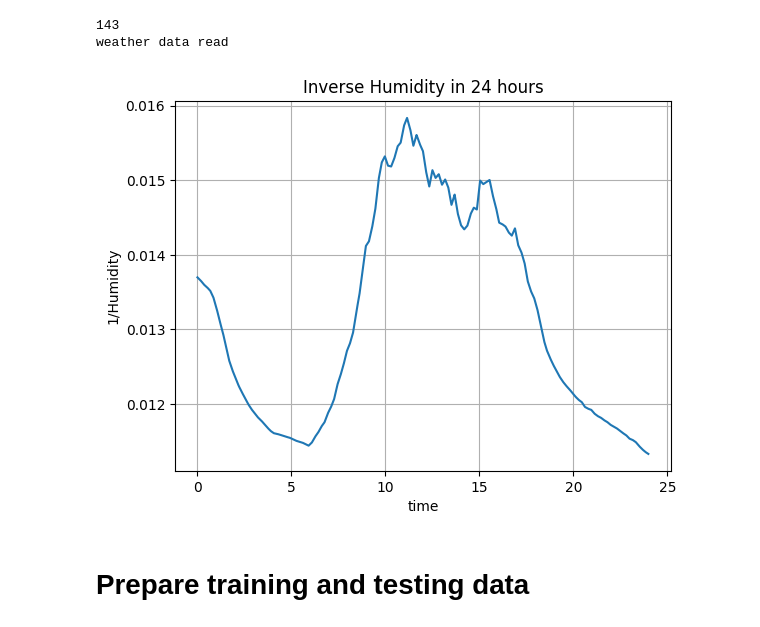
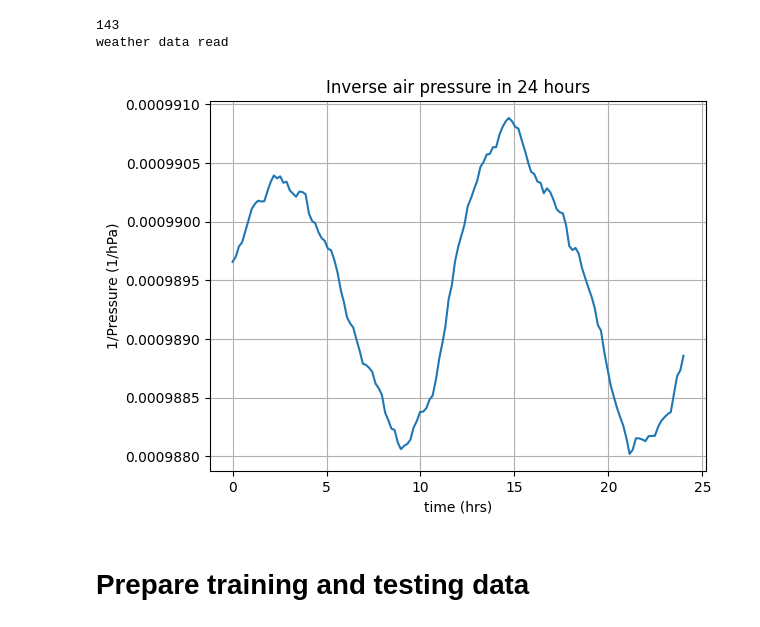
Before and after one commit to yajuna/linearRegression, a Jupyter notebook: linear_regression(version2_0).ipynb, the cells around one changed output. Saved outputs shown, nothing was run; the diff lists cells and outputs as text; code cells hidden in the pictures.

```diff
--- a/linear_regression(version2_0).ipynb
+++ b/linear_regression(version2_0).ipynb
@@ -186,19 +197,19 @@ print("weather data read")
 143
 weather data read
 # %%
-# # plot train weather
-# fig2, ax = plt.subplots()
-# ax.plot(time, 1./train_humidity)
+# plot train weather
+# import matplotlib.ticker as mtick
+fig2, ax = plt.subplots()
+ax.plot(time, 1./train_airPressure)
+# ax.yaxis.set_major_formatter(mtick.FormatStrFormatter('%.3e'))
+ax.set(xlabel='time (hrs)', ylabel='1/Pressure (1/hPa)',
+       title='Inverse air pressure in 24 hours')
+ax.grid()
 
-# ax.set(xlabel='time', ylabel='1/Humidity',
-#        title='Inverse Humidity in 24 hours')
-# #ax.set_ylim(294, 303)
-# ax.grid()
-
-# fig2.savefig("train_humidity_inv.eps")
-# plt.show()
+fig2.savefig("train_airPressure_inv.eps")
+plt.show()
 # %% [output]
-[figure, old version]
+[figure, new version]
 # %% [markdown]
 # Prepare training and testing data
 # %%
```
Also changed, not shown: parts of 9 cells of this notebook.
